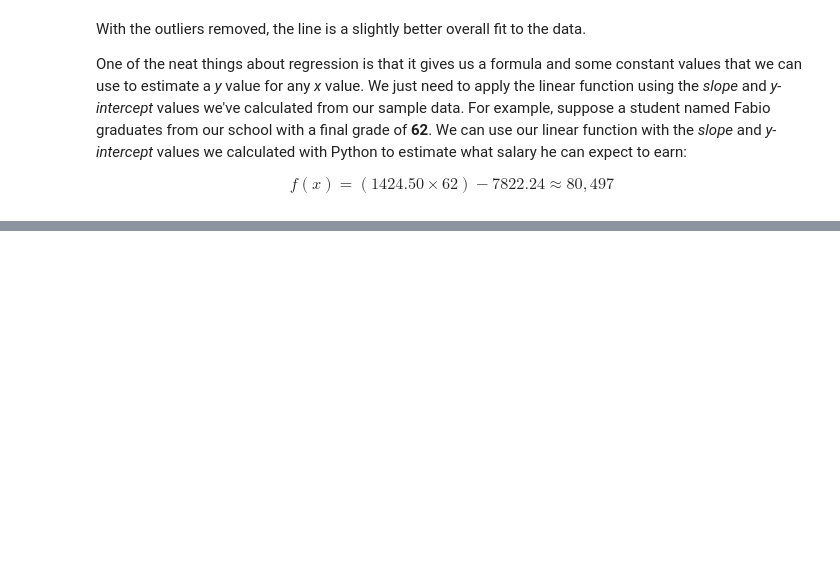
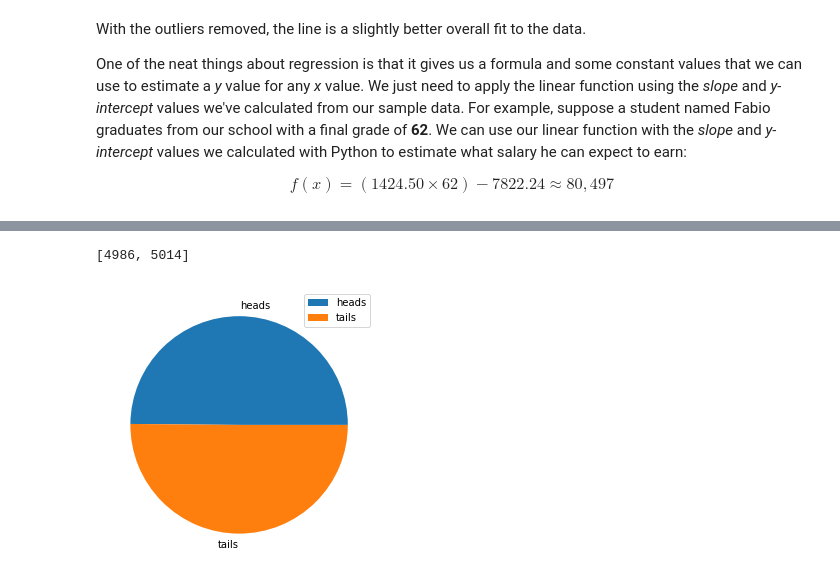
Before and after one commit to moni-roy/100DaysOfMLCode, a Jupyter notebook: Codes/Essential Math for Machine Learning/4. Statistics and Probability.ipynb, the cells around one changed output, grey strips where cells are left out. Drawn from its saved outputs; the diff is of its cells as text; code cells hidden in the pictures; blank space fills up the shorter version.

```diff
--- a/Codes/Essential Math for Machine Learning/4. Statistics and Probability.ipynb
+++ b/Codes/Essential Math for Machine Learning/4. Statistics and Probability.ipynb
@@ -1225,0 +1372,24 @@ One of the neat things about regression is that it gives us a formula and some c
+# %%
+# Create a list with 2 element (for heads and tails)
+heads_tails = [0,0]
+
+# loop through 10000 trials
+trials = 10000
+trial = 0
+while trial < trials:
+    trial = trial + 1
+    # Get a random 0 or 1
+    toss = random.randint(0,1)
+    # Increment the list element corresponding to the toss result
+    heads_tails[toss] = heads_tails[toss] + 1
+
+print (heads_tails)
+
+# Show a pie chart of the results
+plt.figure(figsize=(5,5))
+plt.pie(heads_tails, labels=['heads', 'tails'])
+plt.legend()
+plt.show()
+# %% [output]
+[4986, 5014]
+[figure, added]
```
Also changed, not shown: parts of 47 cells of this notebook.
